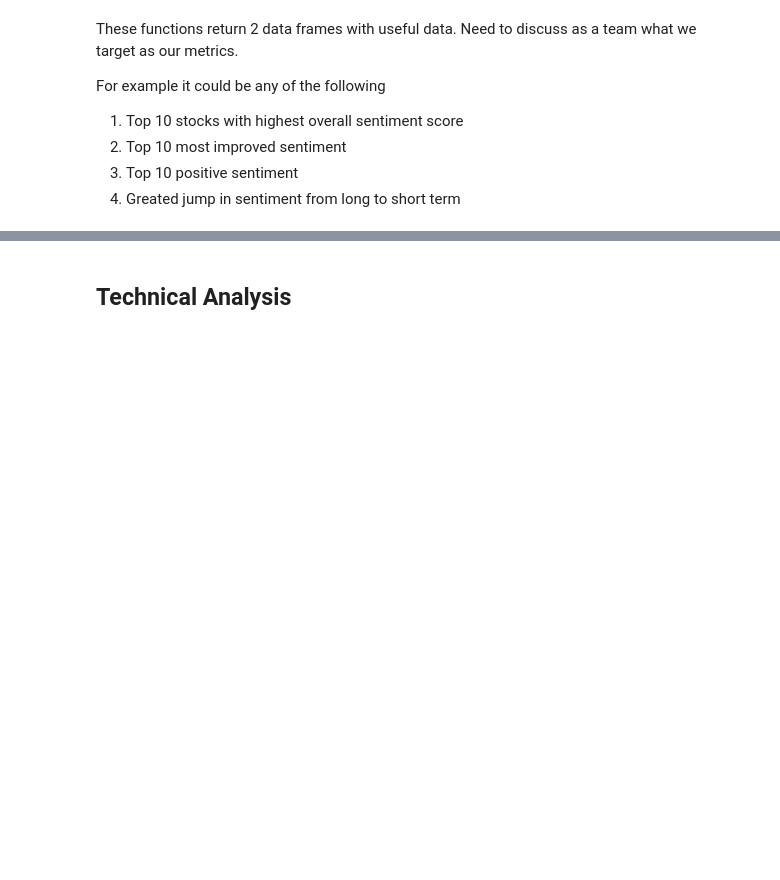
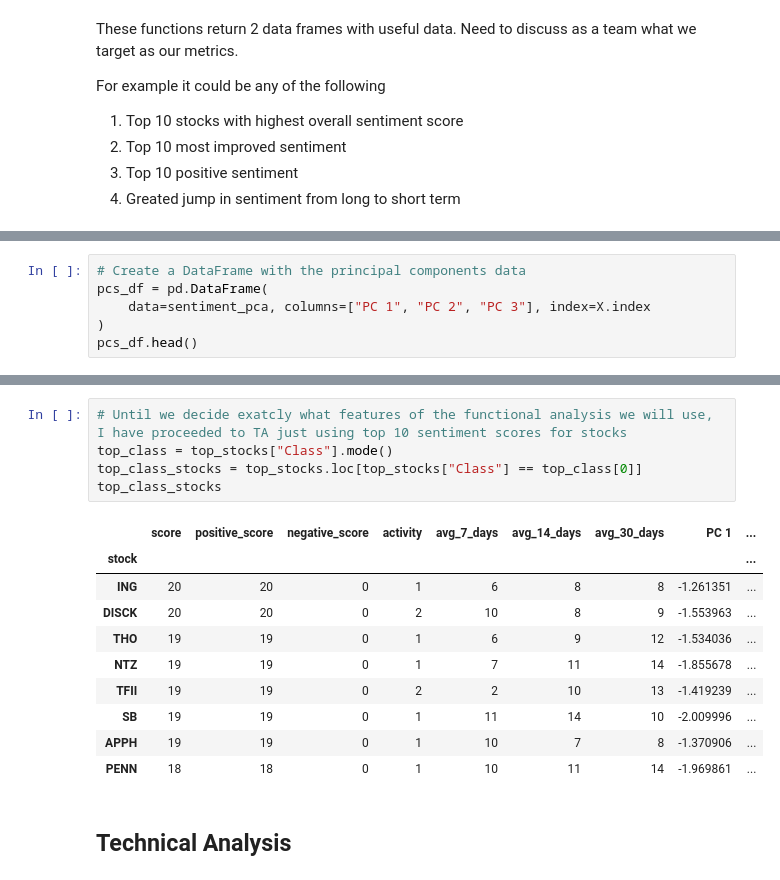
Before and after one commit to apfreeman/FinTech-Project-2, a Jupyter notebook: Notebooks/meme_trading.ipynb, the cells around one changed output, grey strips where cells are left out. Drawn from its saved outputs; the diff is of its cells as text; blank space fills up the shorter version.

Commit message:
ver 0.3 - Draft(Fundemental and Technical analysis cont)

```diff
--- a/Notebooks/meme_trading.ipynb
+++ b/Notebooks/meme_trading.ipynb
@@ -111,0 +152,6 @@ top_stocks
+# %%
+# Create a DataFrame with the principal components data
+pcs_df = pd.DataFrame(
+    data=sentiment_pca, columns=["PC 1", "PC 2", "PC 3"], index=X.index
+)
+pcs_df.head()
@@ -112,3 +235,19 @@ top_stocks
+# %%
+# Until we decide exatcly what features of the functional analysis we will use, I have proceeded to TA just using top 10 sentiment scores for stocks
+top_class = top_stocks["Class"].mode()
+top_class_stocks = top_stocks.loc[top_stocks["Class"] == top_class[0]]
+top_class_stocks
+# %% [output]
+|  | score | positive_score | negative_score | activity | avg_7_days | avg_14_days | avg_30_days | PC 1 | ... |
+| stock |  |  |  |  |  |  |  |  | ... |
+| ING | 20 | 20 | 0 | 1 | 6 | 8 | 8 | -1.261351 | ... |
+| DISCK | 20 | 20 | 0 | 2 | 10 | 8 | 9 | -1.553963 | ... |
+| THO | 19 | 19 | 0 | 1 | 6 | 9 | 12 | -1.534036 | ... |
+| NTZ | 19 | 19 | 0 | 1 | 7 | 11 | 14 | -1.855678 | ... |
+| TFII | 19 | 19 | 0 | 2 | 2 | 10 | 13 | -1.419239 | ... |
+| SB | 19 | 19 | 0 | 1 | 11 | 14 | 10 | -2.009996 | ... |
+| APPH | 19 | 19 | 0 | 1 | 10 | 7 | 8 | -1.370906 | ... |
+| PENN | 18 | 18 | 0 | 1 | 10 | 11 | 14 | -1.969861 | ... |
 # %% [markdown]
 ## Technical Analysis
 # %%
```
Also changed, not shown: parts of 79 cells of this notebook, 6 other files.
